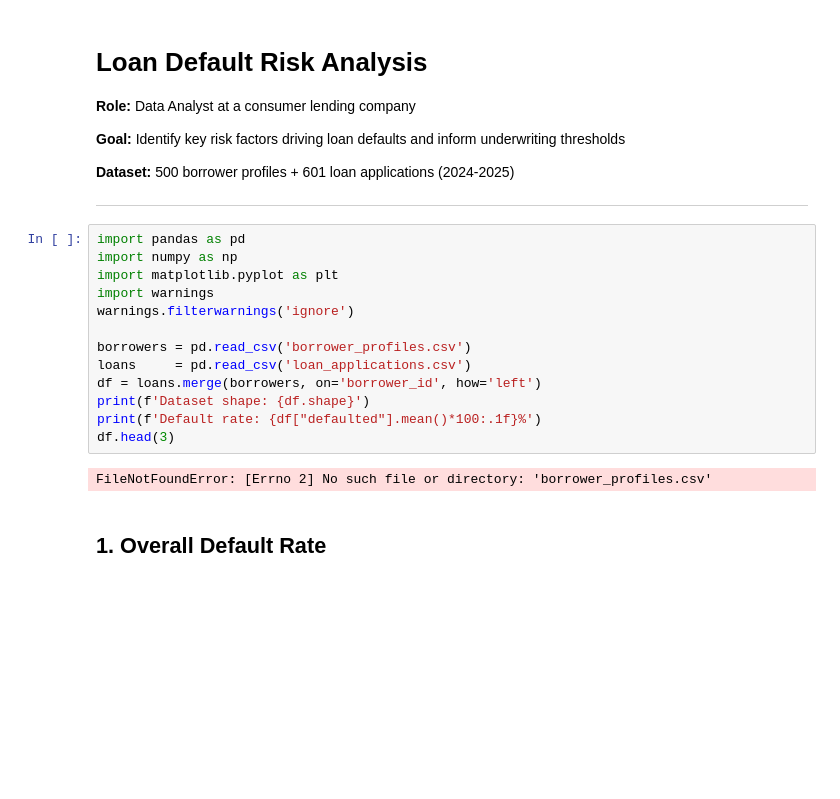
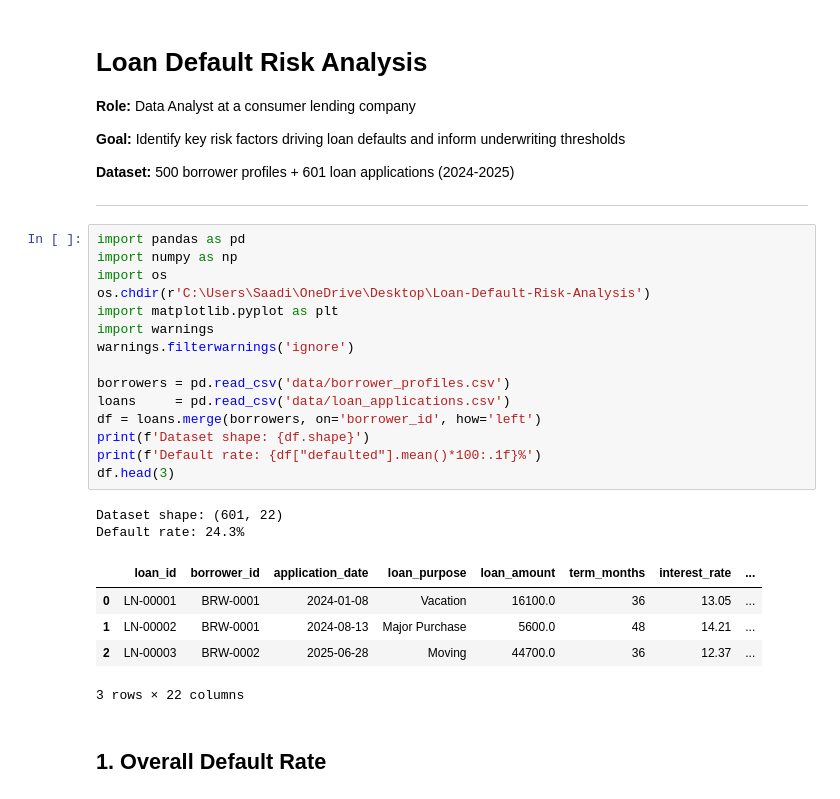
Before and after one commit to saif06910/Loan-Default-Risk-Analysis, a Jupyter notebook: notebook/loan_default_analysis.ipynb, the cells around one changed output. Cells and saved outputs as stored; diff of their text form; blank space fills up the shorter version.

```diff
--- a/notebook/loan_default_analysis.ipynb
+++ b/notebook/loan_default_analysis.ipynb
@@ -10,18 +10,26 @@
 # %%
 import pandas as pd
 import numpy as np
+import os
+os.chdir(r'C:\Users\Saadi\OneDrive\Desktop\Loan-Default-Risk-Analysis')
 import matplotlib.pyplot as plt
 import warnings
 warnings.filterwarnings('ignore')
 
-borrowers = pd.read_csv('borrower_profiles.csv')
-loans     = pd.read_csv('loan_applications.csv')
+borrowers = pd.read_csv('data/borrower_profiles.csv')
+loans     = pd.read_csv('data/loan_applications.csv')
 df = loans.merge(borrowers, on='borrower_id', how='left')
 print(f'Dataset shape: {df.shape}')
 print(f'Default rate: {df["defaulted"].mean()*100:.1f}%')
 df.head(3)
 # %% [output]
-FileNotFoundError: [Errno 2] No such file or directory: 'borrower_profiles.csv'
+Dataset shape: (601, 22)
+Default rate: 24.3%
+|  | loan_id | borrower_id | application_date | loan_purpose | loan_amount | term_months | interest_rate | ... |
+| 0 | LN-00001 | BRW-0001 | 2024-01-08 | Vacation | 16100.0 | 36 | 13.05 | ... |
+| 1 | LN-00002 | BRW-0001 | 2024-08-13 | Major Purchase | 5600.0 | 48 | 14.21 | ... |
+| 2 | LN-00003 | BRW-0002 | 2025-06-28 | Moving | 44700.0 | 36 | 12.37 | ... |
+3 rows × 22 columns
 # %% [markdown]
 ## 1. Overall Default Rate
 # %%
```
Also changed, not shown: parts of 6 cells of this notebook, 5 other files.
